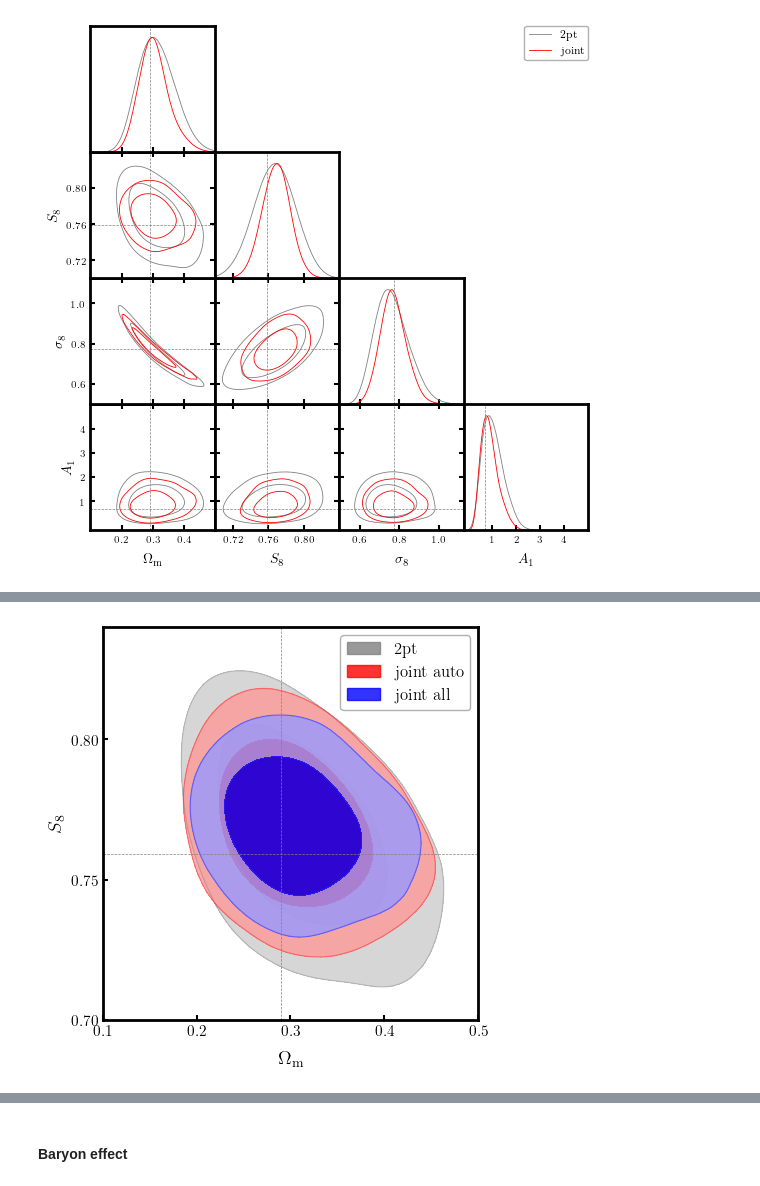
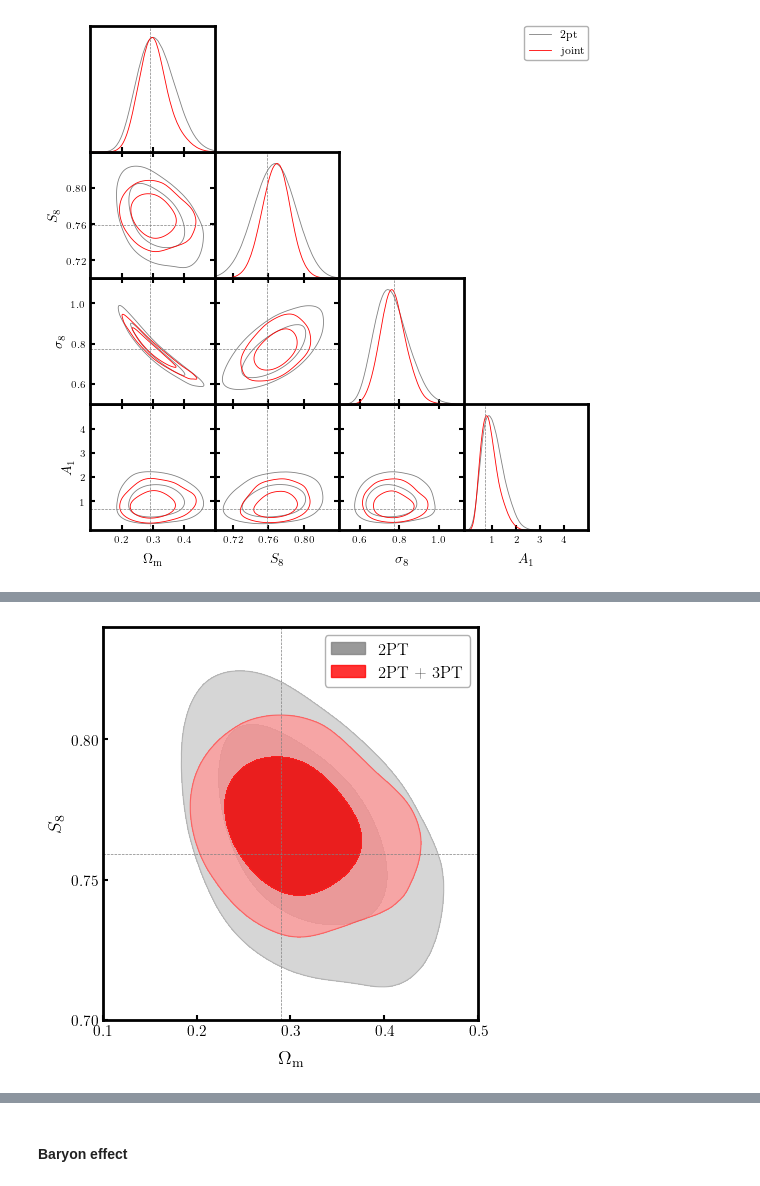
Before and after one commit to rchgomes/3pcf_integrator, a Jupyter notebook: plot-notebooks/plot-test-desy3c-2pt-only-moped.ipynb, the cells around one changed output, grey strips where cells are left out. Drawn from its saved outputs; the diff is of its cells as text; code cells hidden in the pictures.

```diff
--- a/plot-notebooks/plot-test-desy3c-2pt-only-moped.ipynb
+++ b/plot-notebooks/plot-test-desy3c-2pt-only-moped.ipynb
@@ -69,9 +148,9 @@ print(fom_joint/fom_2pt)
 # %%
 g = plots.get_single_plotter(ratio=1, width_inch=5)
-g.plot_2d([s_2pt_moped, s_joint_auto, s_joint], 'om', 's8', filled=True,
-    colors=['gray', 'red', 'blue'], alphas=[0.8, 0.8, 0.8])
-g.add_legend(['2pt', 'joint auto', 'joint all'], legend_loc='upper right')
+g.plot_2d([s_2pt_moped, s_joint], 'om', 's8', filled=True,
+    colors=['gray', 'red'], alphas=[0.8, 0.8, 0.8])
+g.add_legend(['2PT', '2PT + 3PT'], legend_loc='upper right')
 g.add_x_marker(0.29)
 g.add_y_marker(0.759)
 # %% [output]
-[figure, old version]
+[figure, new version]
```
Also changed, not shown: parts of 23 cells of this notebook, 7 other files.
